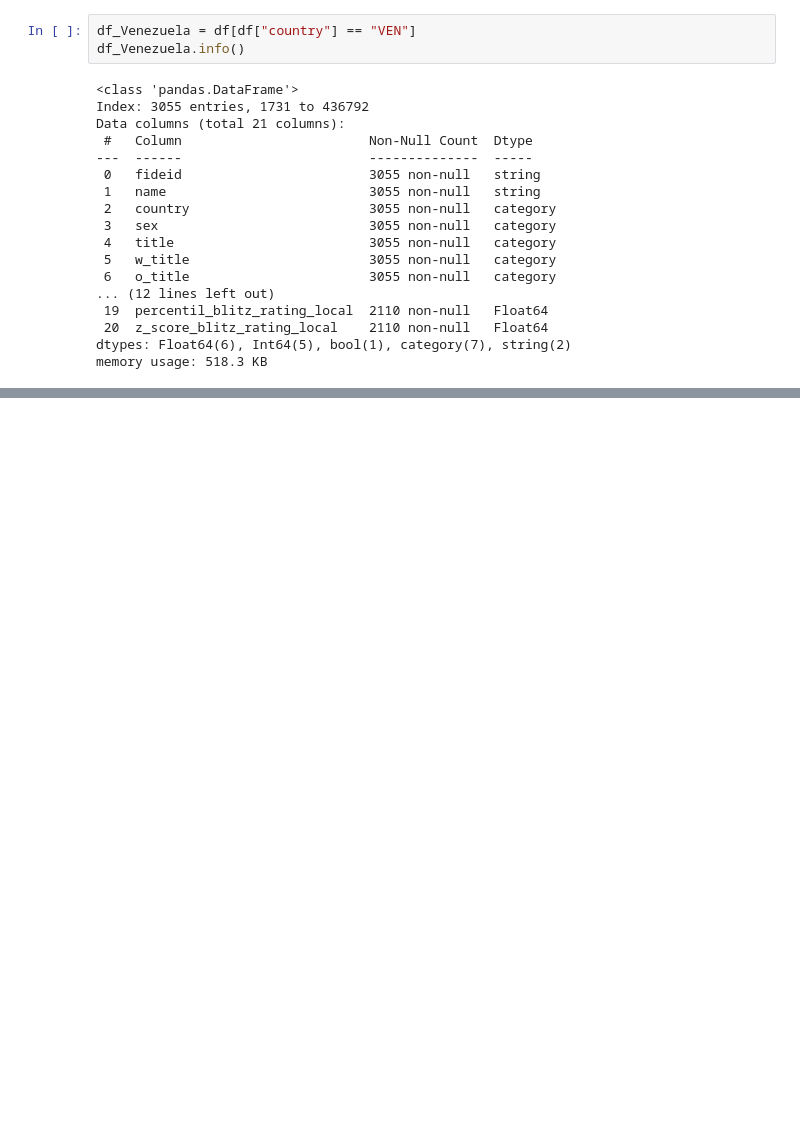
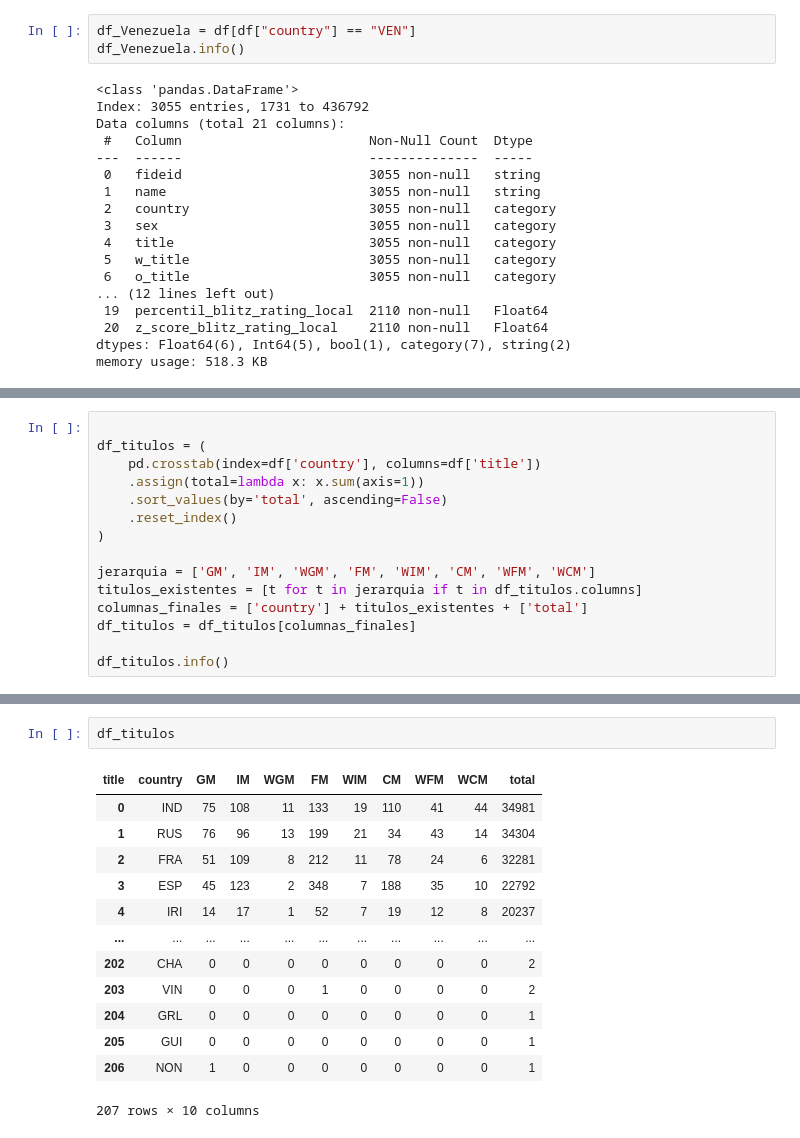
Before and after one commit to Entropy-v0/Kepler-ChessAnalytics, a Jupyter notebook: notebooks/02-demografia_edad_genero.ipynb, the cells around one changed output, grey strips where cells are left out. Drawn from its saved outputs; the diff is of its cells as text; blank space fills up the shorter version.

```diff
--- a/notebooks/02-demografia_edad_genero.ipynb
+++ b/notebooks/02-demografia_edad_genero.ipynb
@@ -706,0 +711,15 @@ df_Venezuela.to_parquet('../data/dataWeb/jugadores_ajedrez_VEN.parquet', index=F
+# %%
+
+df_titulos = (
+    pd.crosstab(index=df['country'], columns=df['title'])
+    .assign(total=lambda x: x.sum(axis=1))
+    .sort_values(by='total', ascending=False)
+    .reset_index()
+)
+
+jerarquia = ['GM', 'IM', 'WGM', 'FM', 'WIM', 'CM', 'WFM', 'WCM']
+titulos_existentes = [t for t in jerarquia if t in df_titulos.columns]
+columnas_finales = ['country'] + titulos_existentes + ['total']
+df_titulos = df_titulos[columnas_finales]
+
+df_titulos.info()
@@ -706,0 +744,16 @@ df_Venezuela.to_parquet('../data/dataWeb/jugadores_ajedrez_VEN.parquet', index=F
+# %%
+df_titulos
+# %% [output]
+| title | country | GM | IM | WGM | FM | WIM | CM | WFM | WCM | total |
+| 0 | IND | 75 | 108 | 11 | 133 | 19 | 110 | 41 | 44 | 34981 |
+| 1 | RUS | 76 | 96 | 13 | 199 | 21 | 34 | 43 | 14 | 34304 |
+| 2 | FRA | 51 | 109 | 8 | 212 | 11 | 78 | 24 | 6 | 32281 |
+| 3 | ESP | 45 | 123 | 2 | 348 | 7 | 188 | 35 | 10 | 22792 |
+| 4 | IRI | 14 | 17 | 1 | 52 | 7 | 19 | 12 | 8 | 20237 |
+| ... | ... | ... | ... | ... | ... | ... | ... | ... | ... | ... |
+| 202 | CHA | 0 | 0 | 0 | 0 | 0 | 0 | 0 | 0 | 2 |
+| 203 | VIN | 0 | 0 | 0 | 1 | 0 | 0 | 0 | 0 | 2 |
+| 204 | GRL | 0 | 0 | 0 | 0 | 0 | 0 | 0 | 0 | 1 |
+| 205 | GUI | 0 | 0 | 0 | 0 | 0 | 0 | 0 | 0 | 1 |
+| 206 | NON | 1 | 0 | 0 | 0 | 0 | 0 | 0 | 0 | 1 |
+207 rows × 10 columns
```
Also changed, not shown: parts of 9 cells of this notebook, 55 other files.
